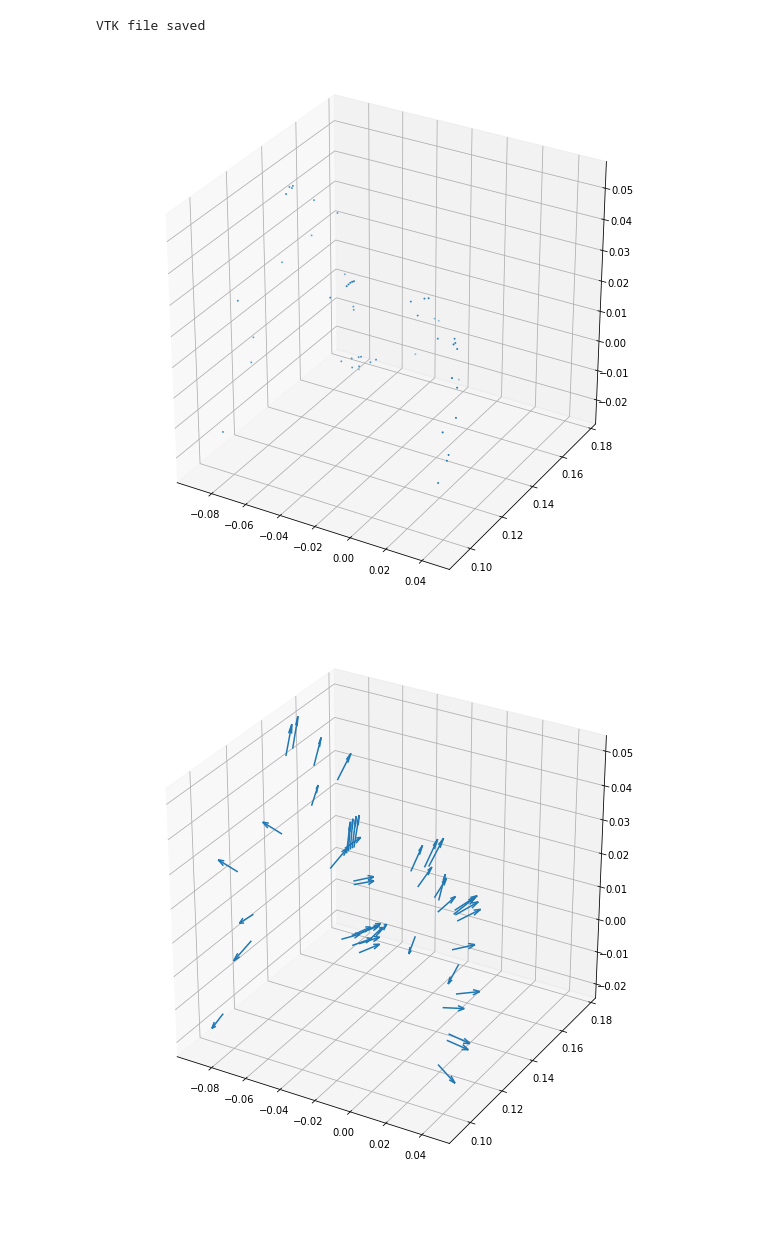
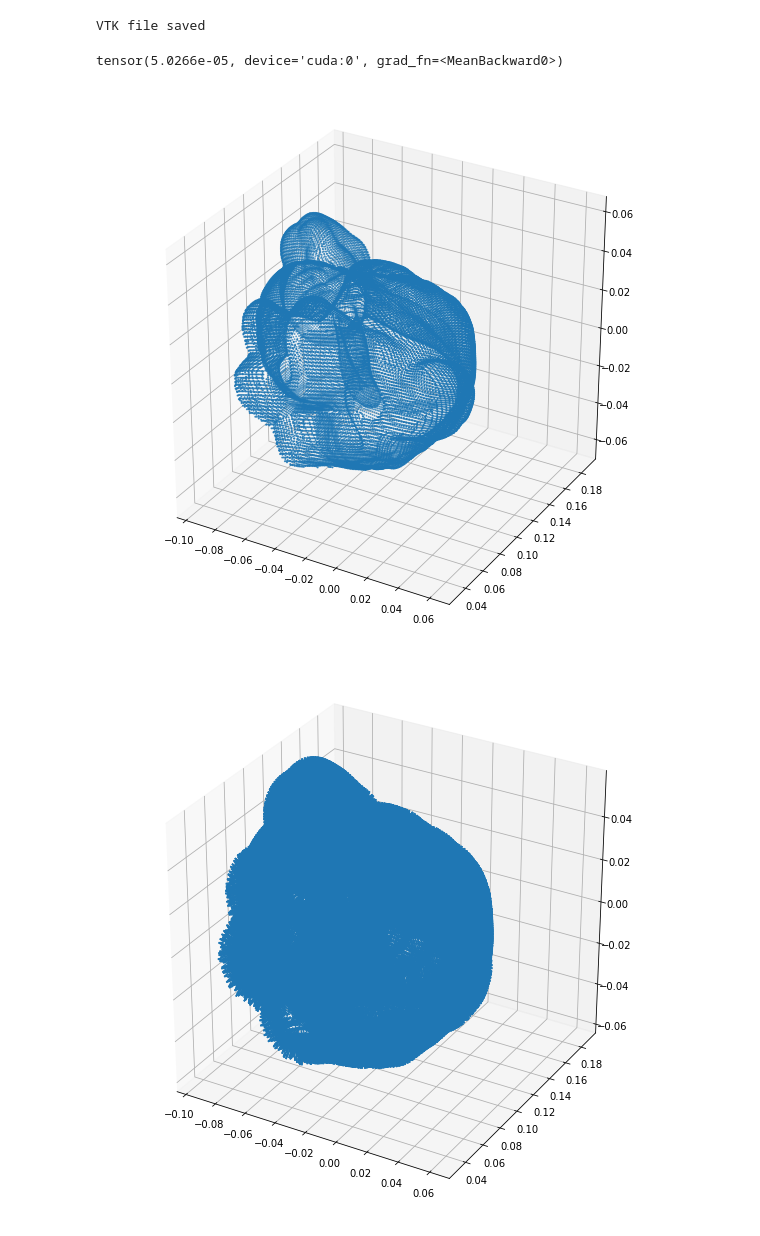
Before and after one commit to tranbaquang1708/GraduationThesis, a Jupyter notebook: IGR_3d.ipynb, the cells around one changed output. Saved outputs shown, nothing was run; the diff lists cells and outputs as text; code cells hidden in the pictures.

```diff
--- a/IGR_3d.ipynb
+++ b/IGR_3d.ipynb
@@ -48,17 +48,16 @@ dataset, normal_vectors = Utils.read_txt3(filename, device=device)
 # %%
-traineddata_path = mp + '/models/' + dataset_name + '_' + constraint_name + '_' + str(prev_iteration) + '.traineddata'
+traineddata_path = mp + '/models/' + dataset_name + '_' + constraint_name + '_' + str(prev_epoch) + '.traineddata'
 model, optimizer, scheduler = Network.load_model(traineddata_path, dimension=3, device=device)
 # %% [output]
 Model loaded
 # %%
 outfile = mp + '/figures/loss_value/' + dataset_name + '_' + constraint_name + '.npy'
-model, optimizer, scheduler = Reconstruction.train(iteration,
+model, optimizer, scheduler = Reconstruction.train(epoch,
                              model,
                              optimizer,
                              scheduler,
+                             data,
                              batch_size=batch_size,
-                             points=dataset,
-                             normal_vectors=normal_vectors,
                              loss_output_path=outfile,
                              device=device)
 # %% [output]
@@ -85,17 +84,24 @@ save_path = mp + '/models/' + dataset_name + '_' + constraint_name + '_' + str(p
 Network.save_model(save_path, model, optimizer, scheduler)
 # %%
-xx, yy, zz = Visualization.grid_from_torch(dataset, resx=32, resy=32, resz=32, device=device)
+xx, yy, zz = Visualization.grid_from_torch(data[:,0:3], resx=32, resy=32, resz=32, device=device)
 # %%
 constraint_output = None
-vtk_output_path = dataset_name + '_' + constraint_name + '_' + str(prev_iteration + iteration) + '.vtk'
+vtk_output_path = dataset_name + '_' + constraint_name + '_' + str(prev_epoch + epoch) + '.vtk'
 z = Visualization.nn_sampling(model, xx, yy, zz,
                               constraint_output=constraint_output,
                               vtk_output_path = vtk_output_path,
                               device=device)
 # %% [output]
 VTK file saved
+# %%
+x = data[:,0:3]
+f_x = model(x)
+print(f_x.abs().mean())
+# print((Utils.compute_grad(x, f_x) - data[:,3:6]).norm(2, dim=1).mean())
+# %% [output]
+tensor(5.0266e-05, device='cuda:0', grad_fn=<MeanBackward0>)
 # %%
-Visualization.visualize3(dataset[0:50,:].detach().cpu().numpy(), normal_vectors[0:50,:].detach().cpu().numpy(), z.detach().cpu().numpy())
+Visualization.visualize3(data[:,0:3].detach().cpu().numpy(), data[:,3:6].detach().cpu().numpy(), z.detach().cpu().numpy())
 # %% [output]
-[figure, old version]
+[figure, new version]
-[figure, old version]
+[figure, new version]
```
Also changed, not shown: parts of 7 cells of this notebook.
